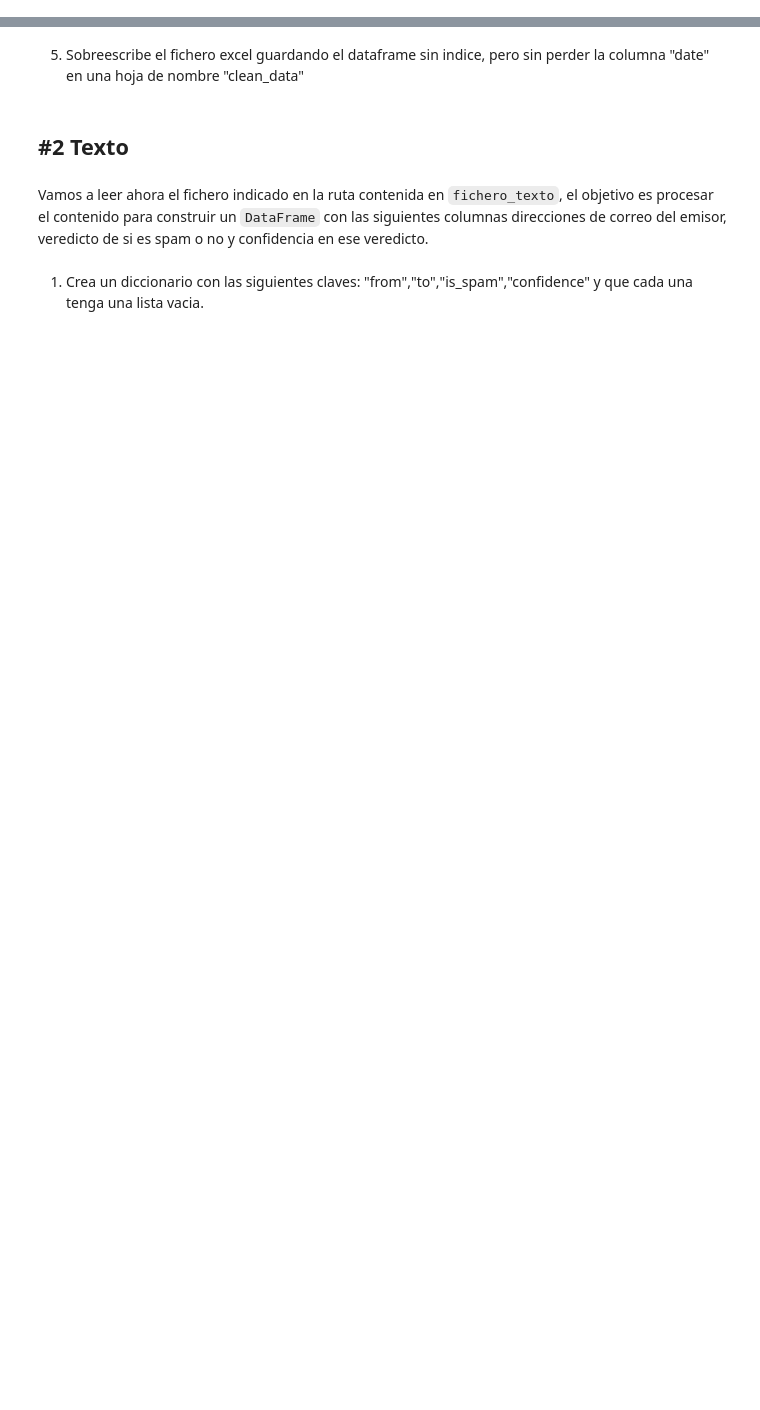
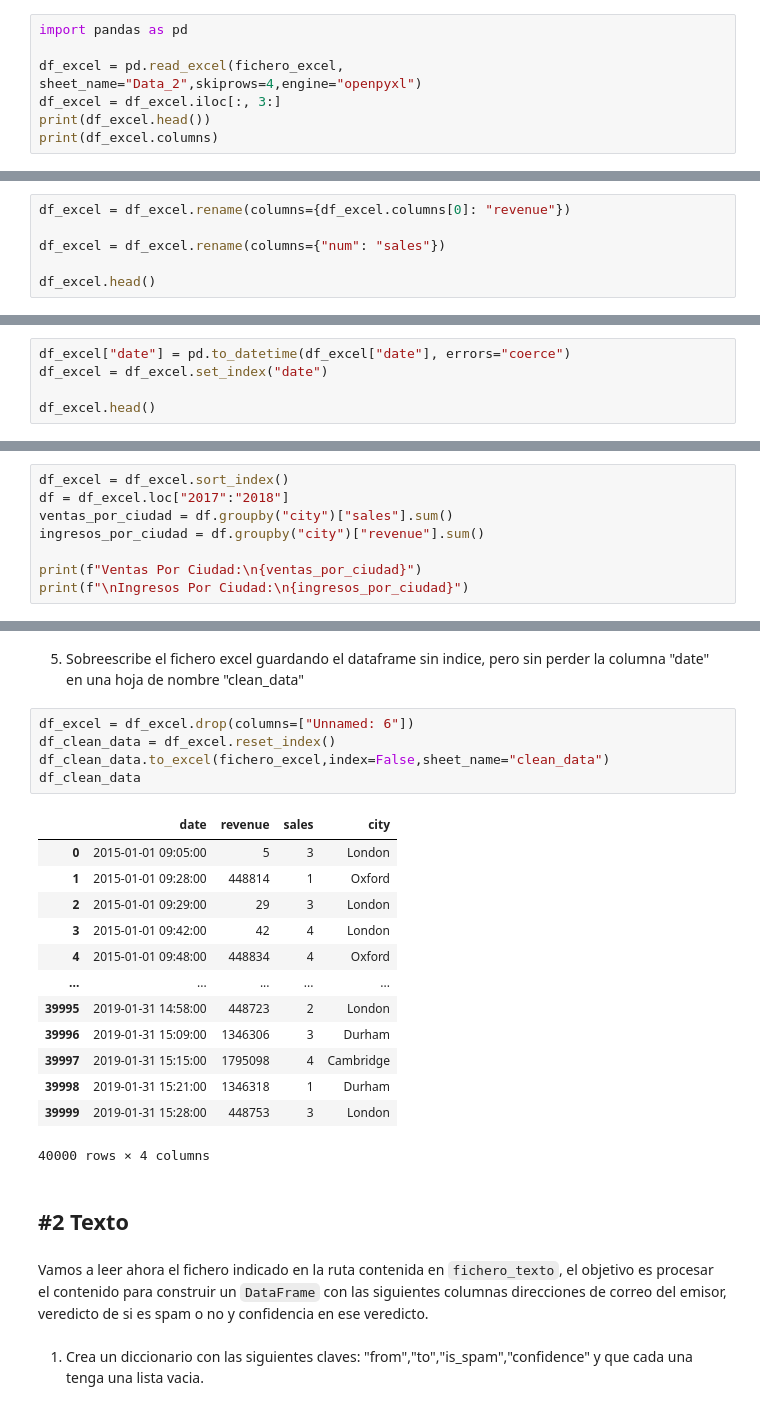
Before and after one commit to calajo/ONLINE_DS_THEBRIDGE_jorgegp, a Jupyter notebook: Sprint_05/Unidad_02_Procesado_Datos_Internos_Ficheros/03_Practica_Obligatoria/18_Practica_Obligatoria_Ficheros.ipynb, the cells around one changed output, grey strips where cells are left out. Cells and saved outputs as stored; diff of their text form; blank space fills up the shorter version.

```diff
--- a/Sprint_05/Unidad_02_Procesado_Datos_Internos_Ficheros/03_Practica_Obligatoria/18_Practica_Obligatoria_Ficheros.ipynb
+++ b/Sprint_05/Unidad_02_Procesado_Datos_Internos_Ficheros/03_Practica_Obligatoria/18_Practica_Obligatoria_Ficheros.ipynb
@@ -35,3 +39,10 @@ spam.csv
 Vamos a empezar trabajando con el fichero excel.
 # %% [markdown]
 1. Importa las librerías necesarias y carga los datos en un `DataFrame` el fichero cuya ruta has asignado a `fichero_excel`. Usa los argumentos necesarios para una correcta lectura
+# %%
+import pandas as pd
+
+df_excel = pd.read_excel(fichero_excel, sheet_name="Data_2",skiprows=4,engine="openpyxl")
+df_excel = df_excel.iloc[:, 3:]
+print(df_excel.head())
+print(df_excel.columns)
@@ -38,2 +57,8 @@ Vamos a empezar trabajando con el fichero excel.
 # %% [markdown]
 2. Renombra la primera columna para que se llame "revenue" y la columna "num" por "sales"
+# %%
+df_excel = df_excel.rename(columns={df_excel.columns[0]: "revenue"})
+
+df_excel = df_excel.rename(columns={"num": "sales"})
+
+df_excel.head()
@@ -42,2 +97,7 @@ Vamos a empezar trabajando con el fichero excel.
 # %% [markdown]
 4. Convierte el campo "date" a un datetime. Conviertelo en el índice del `DataFrame`
+# %%
+df_excel["date"] = pd.to_datetime(df_excel["date"], errors="coerce")
+df_excel = df_excel.set_index("date")
+
+df_excel.head()
@@ -44,2 +112,10 @@ Vamos a empezar trabajando con el fichero excel.
 # %% [markdown]
 5. Muestra las ventas agrupadas por ciudad entre 2017 y 2018 y lo mismo con los ingresos ("revenue")
+# %%
+df_excel = df_excel.sort_index()
+df = df_excel.loc["2017":"2018"]
+ventas_por_ciudad = df.groupby("city")["sales"].sum()
+ingresos_por_ciudad = df.groupby("city")["revenue"].sum()
+
+print(f"Ventas Por Ciudad:\n{ventas_por_ciudad}")
+print(f"\nIngresos Por Ciudad:\n{ingresos_por_ciudad}")
@@ -46,5 +138,24 @@ Vamos a empezar trabajando con el fichero excel.
 # %% [markdown]
 5. Sobreescribe el fichero excel guardando el dataframe sin indice, pero sin perder la columna "date" en una hoja de nombre "clean_data"
+# %%
+df_excel = df_excel.drop(columns=["Unnamed: 6"])
+df_clean_data = df_excel.reset_index()
+df_clean_data.to_excel(fichero_excel,index=False,sheet_name="clean_data")
+df_clean_data
+# %% [output]
+|  | date | revenue | sales | city |
+| 0 | 2015-01-01 09:05:00 | 5 | 3 | London |
+| 1 | 2015-01-01 09:28:00 | 448814 | 1 | Oxford |
+| 2 | 2015-01-01 09:29:00 | 29 | 3 | London |
+| 3 | 2015-01-01 09:42:00 | 42 | 4 | London |
+| 4 | 2015-01-01 09:48:00 | 448834 | 4 | Oxford |
+| ... | ... | ... | ... | ... |
+| 39995 | 2019-01-31 14:58:00 | 448723 | 2 | London |
+| 39996 | 2019-01-31 15:09:00 | 1346306 | 3 | Durham |
+| 39997 | 2019-01-31 15:15:00 | 1795098 | 4 | Cambridge |
+| 39998 | 2019-01-31 15:21:00 | 1346318 | 1 | Durham |
+| 39999 | 2019-01-31 15:28:00 | 448753 | 3 | London |
+40000 rows × 4 columns
 # %% [markdown]
 ## #2 Texto
 # %% [markdown]
```
Also changed, not shown: parts of 17 cells of this notebook.
